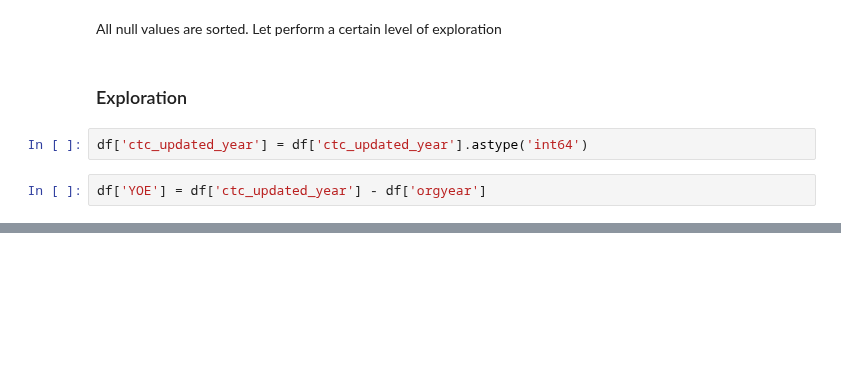
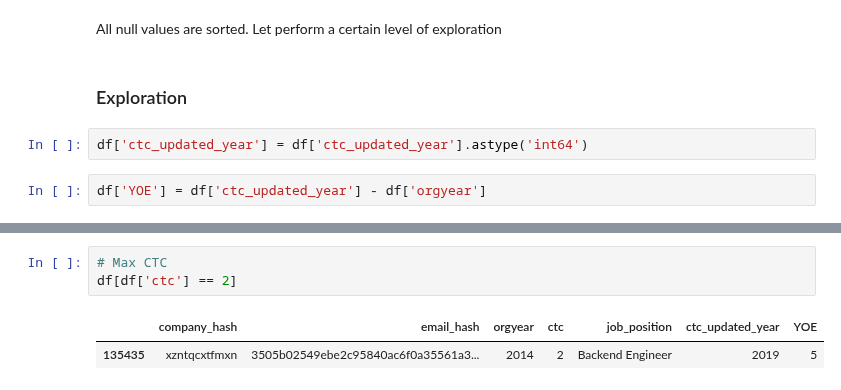
Before and after one commit to anidec25/Linear-Regression, a Jupyter notebook: clustering/scalar.ipynb, the cells around one changed output, grey strips where cells are left out. Saved outputs shown, nothing was run; the diff lists cells and outputs as text; blank space fills up the shorter version.

```diff
--- a/clustering/scalar.ipynb
+++ b/clustering/scalar.ipynb
@@ -459,0 +448,6 @@ df[(df['ctc_updated_year'] - df['orgyear']) > 100]['orgyear']
+# %%
+# Max CTC
+df[df['ctc'] == 2]
+# %% [output]
+|  | company_hash | email_hash | orgyear | ctc | job_position | ctc_updated_year | YOE |
+| 135435 | xzntqcxtfmxn | 3505b02549ebe2c95840ac6f0a35561a3... | 2014 | 2 | Backend Engineer | 2019 | 5 |
```
Also changed, not shown: parts of 17 cells of this notebook.
